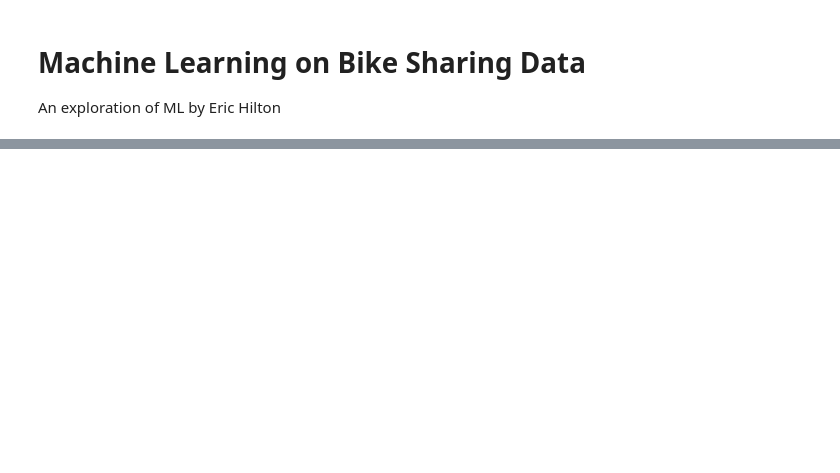
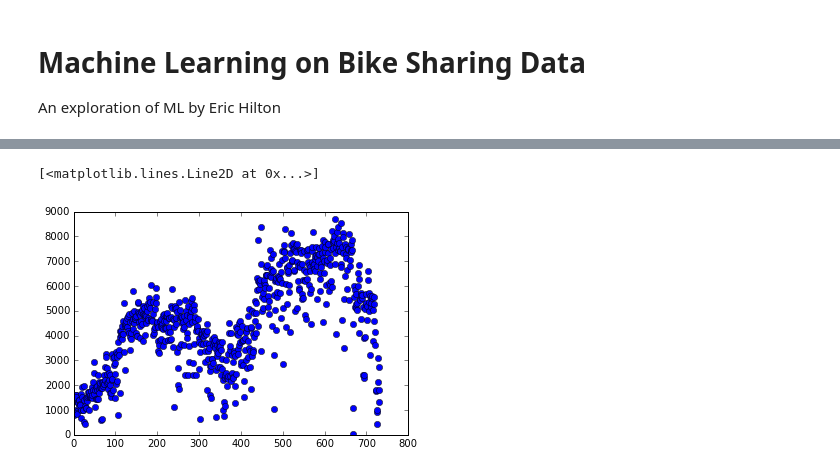
Before and after one commit to ericjhilton/bike-share-ML, a Jupyter notebook: bikeShare.ipynb, the cells around one changed output, grey strips where cells are left out. Saved outputs shown, nothing was run; the diff lists cells and outputs as text; code cells hidden in the pictures; blank space fills up the shorter version.

Commit message:
have the data loaded and accessible for exploring

```diff
--- a/bikeShare.ipynb
+++ b/bikeShare.ipynb
@@ -10,4 +10,0 @@ import matplotlib.pyplot as plt
-# %%
-x = np.linspace(0, 3*np.pi, 500)
-plt.plot(x, np.sin(x**2))
-plt.title('A simple chirp');
@@ -15,0 +22,14 @@ plt.title('A simple chirp');
+# %%
+convertfunc = lambda x: datetime.datetime.strptime(x, "%Y-%m-%d")
+data = np.genfromtxt("Bike-Sharing-Dataset/day.csv", skiprows=1,
+                     delimiter=",", usecols= (0,1,2,3,4,5,6,7,8,9,10,11,12), converters={1: convertfunc })
+data.dtype.names = ('instant', 'dteday', 'season', 'yr', 'mnth', 'holiday', 'weekday', 'workingday', 'weathersit',
+                    'temp', 'atemp', 'hum', 'windspeed')
+# %%
+target = np.genfromtxt("Bike-Sharing-Dataset/day.csv", skiprows=1,
+                     delimiter=",", usecols= (13,14,15), names="casual,registered,cnt")
+# %%
+plt.plot(data['instant'], target['cnt'],'o')
+# %% [output]
+[<matplotlib.lines.Line2D at 0x...>]
+[figure, added]
```
Also changed, not shown: parts of 3 cells of this notebook.
